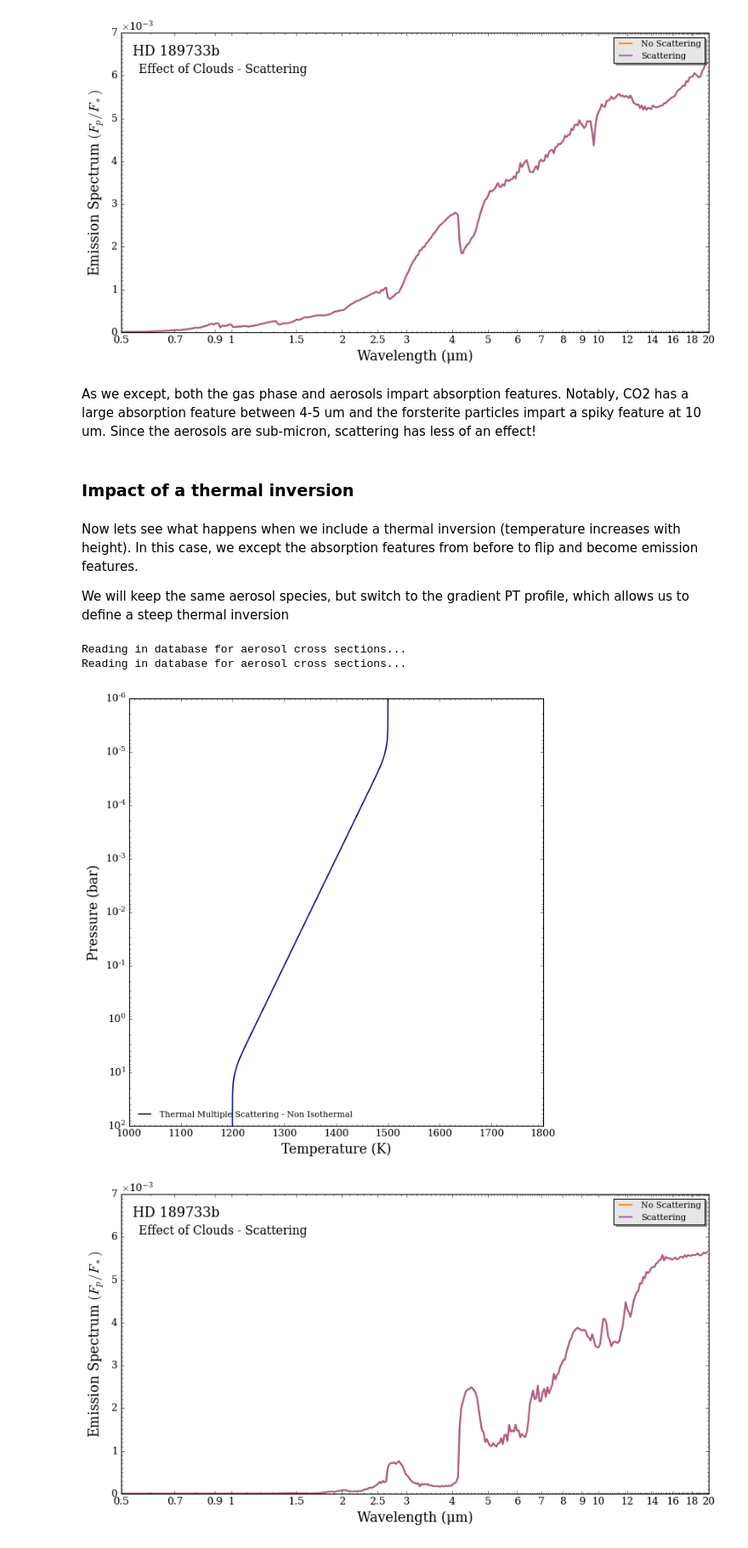
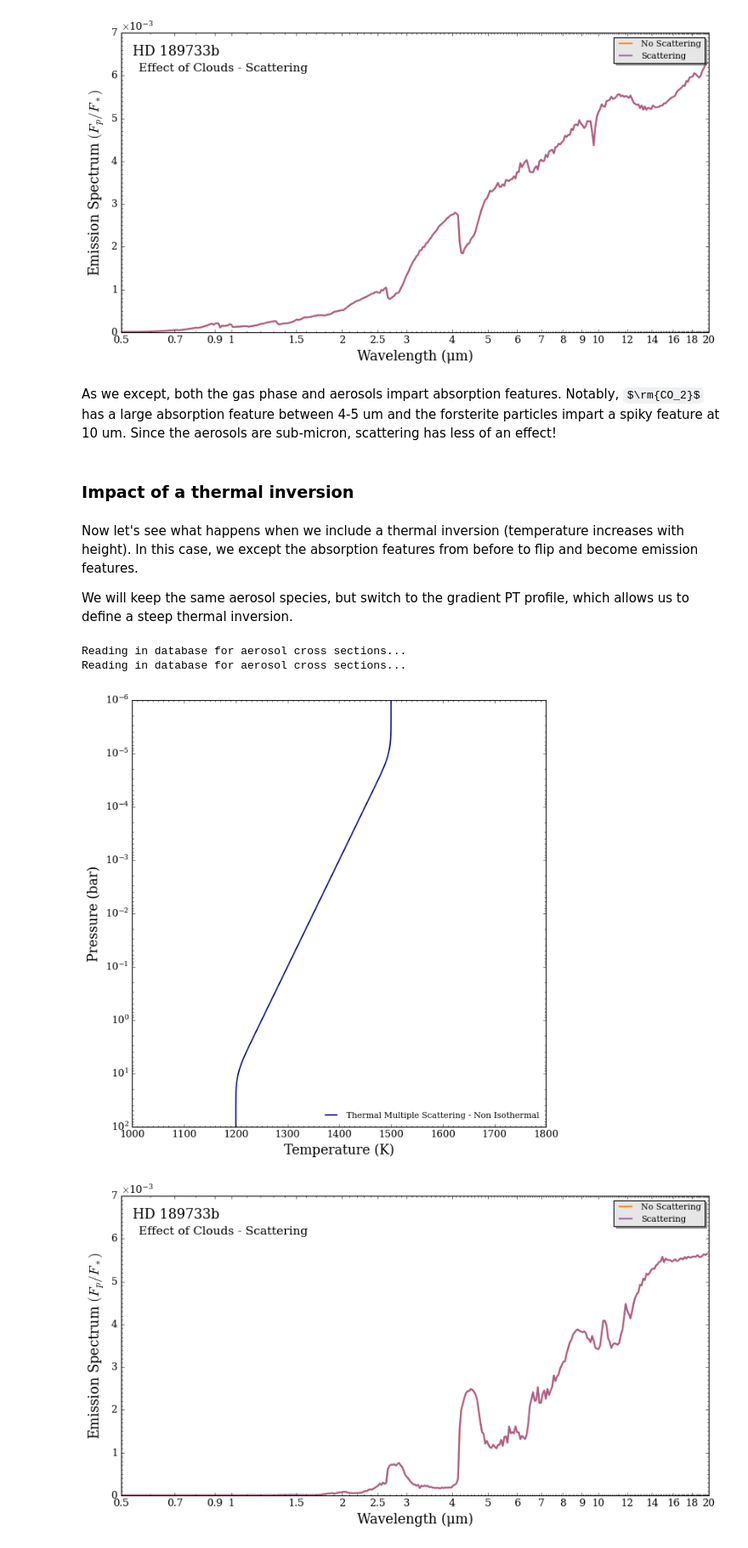
Before and after one commit to MartianColonist/POSEIDON, a Jupyter notebook: docs/content/notebooks/emission_scattering.ipynb, the cells around one changed output. Shown at 85% size. Cells and saved outputs as stored; diff of their text form; code cells hidden in the pictures; some formulas as TeX source.

Commit message:
Cleanup reflection and thermal emission tutorials

```diff
--- a/docs/content/notebooks/emission_scattering.ipynb
+++ b/docs/content/notebooks/emission_scattering.ipynb
@@ -504,13 +505,13 @@ fig_spec = plot_spectra(spectra, planet, R_to_bin = 100, plot_full_res = False,
 # %% [output]
 [figure]
 # %% [markdown]
-As we except, both the gas phase and aerosols impart absorption features. Notably, CO2 has a large absorption feature between 4-5 um and the forsterite particles impart a spiky feature at 10 um. Since the aerosols are sub-micron, scattering has less of an effect!
+As we except, both the gas phase and aerosols impart absorption features. Notably, $\rm{CO_2}$ has a large absorption feature between 4-5 um and the forsterite particles impart a spiky feature at 10 um. Since the aerosols are sub-micron, scattering has less of an effect!
 # %% [markdown]
 ### Impact of a thermal inversion
 # %% [markdown]
-Now lets see what happens when we include a thermal inversion (temperature increases with height). In this case, we except the absorption features from before to flip and become emission features.
+Now let's see what happens when we include a thermal inversion (temperature increases with height). In this case, we except the absorption features from before to flip and become emission features.
 
-We will keep the same aerosol species, but switch to the gradient PT profile, which allows us to define a steep thermal inversion
+We will keep the same aerosol species, but switch to the gradient PT profile, which allows us to define a steep thermal inversion.
 # %%
 #***** Define model *****#
 
@@ -566,10 +567,11 @@ atmosphere = make_atmosphere(planet, model_scattering, P, P_ref, R_p_ref,
 # %%
 from POSEIDON.visuals import plot_PT
 
 # Produce plots of atmospheric properties
-fig_PT = plot_PT(planet, model_scattering, atmosphere)
+fig_PT = plot_PT(planet, model_scattering, atmosphere,
+                 legend_location = 'lower right')
 # %% [output]
-[figure, old version]
+[figure, new version]
 # %%
 from POSEIDON.core import compute_spectrum
 from POSEIDON.visuals import plot_spectra
```
Also changed, not shown: parts of 33 cells of this notebook, 1 other file.
